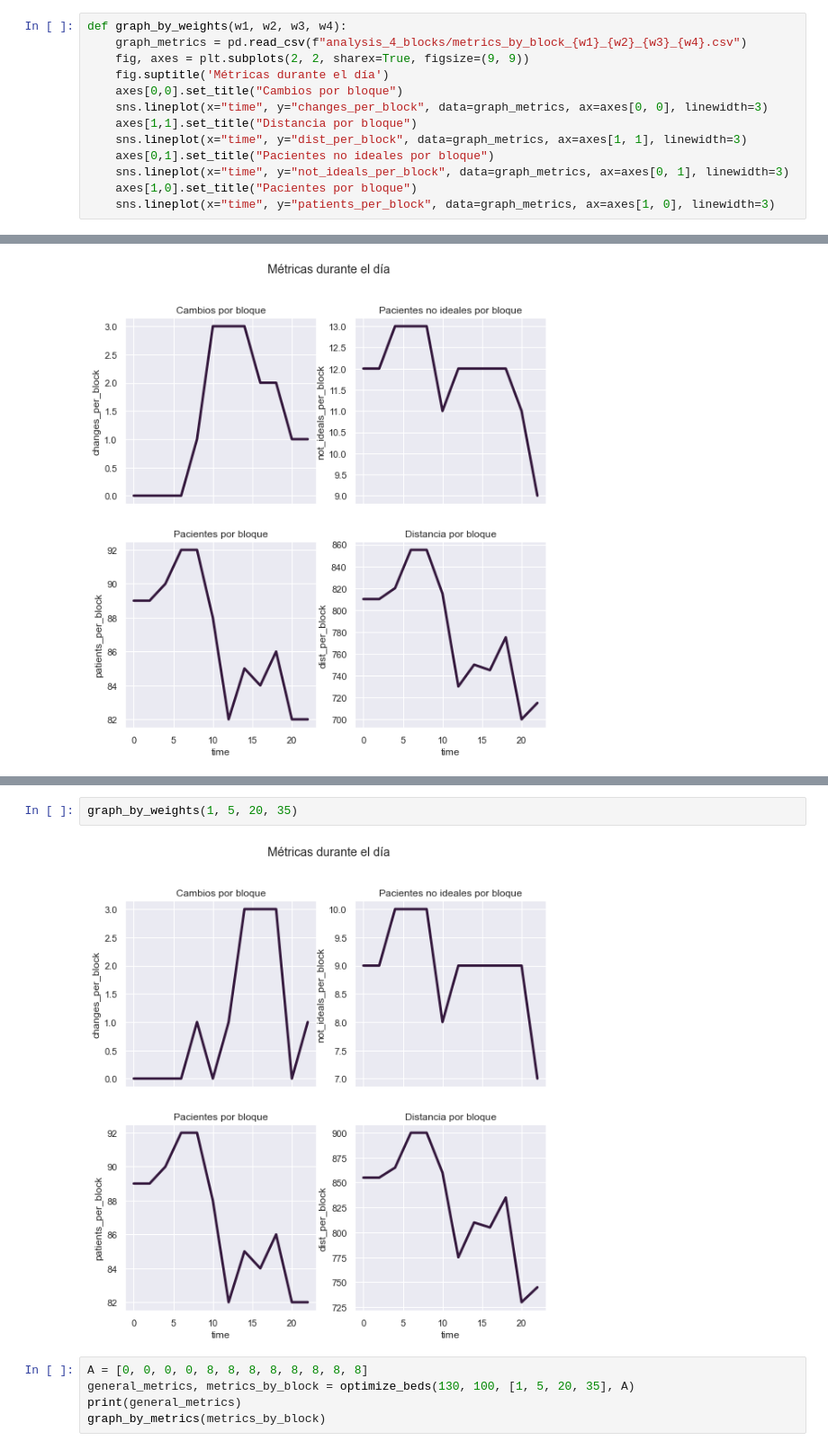
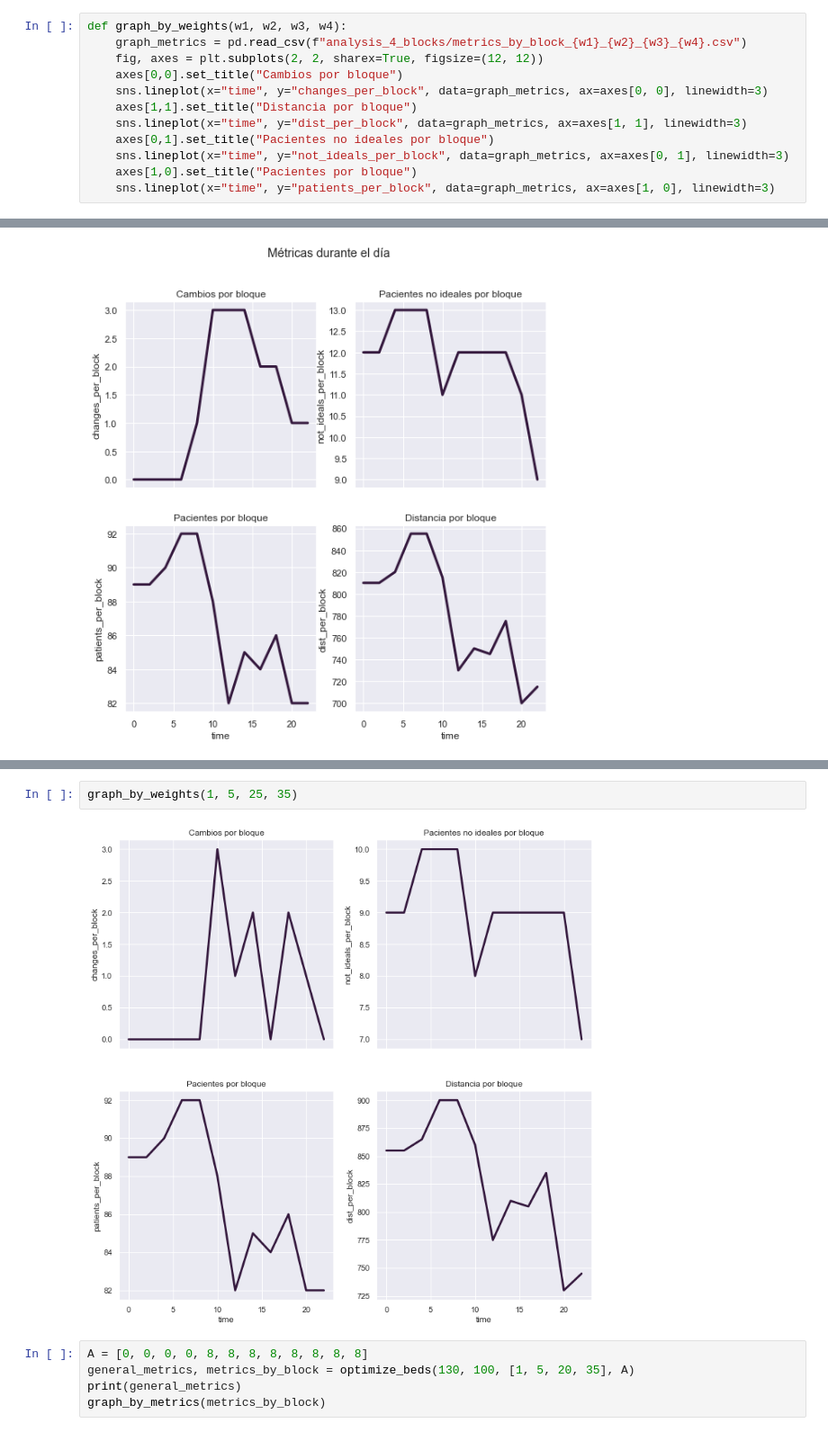
Before and after one commit to agucova/optint, a Jupyter notebook: analysis_4_objectives.ipynb, the cells around one changed output, grey strips where cells are left out. Shown at 90% size. Drawn from its saved outputs; the diff is of its cells as text.

```diff
--- a/analysis_4_objectives.ipynb
+++ b/analysis_4_objectives.ipynb
@@ -27,8 +27,7 @@ def graph_by_metrics(graph_metrics):
 # %%
 def graph_by_weights(w1, w2, w3, w4):
     graph_metrics = pd.read_csv(f"analysis_4_blocks/metrics_by_block_{w1}_{w2}_{w3}_{w4}.csv")
-    fig, axes = plt.subplots(2, 2, sharex=True, figsize=(9, 9))
-    fig.suptitle('Métricas durante el día')
+    fig, axes = plt.subplots(2, 2, sharex=True, figsize=(12, 12))
     axes[0,0].set_title("Cambios por bloque")
     sns.lineplot(x="time", y="changes_per_block", data=graph_metrics, ax=axes[0, 0], linewidth=3)
     axes[1,1].set_title("Distancia por bloque")
@@ -277,7 +278,7 @@ graph_by_weights(1, 5, 20, 35)
 # %%
-graph_by_weights(1, 5, 20, 35)
+graph_by_weights(1, 5, 25, 35)
 # %% [output]
-[figure, old version]
+[figure, new version]
 # %%
 A = [0, 0, 0, 0, 8, 8, 8, 8, 8, 8, 8, 8]
 general_metrics, metrics_by_block = optimize_beds(130, 100, [1, 5, 20, 35], A)
```
Also changed, not shown: parts of 13 cells of this notebook, 8 other files.
